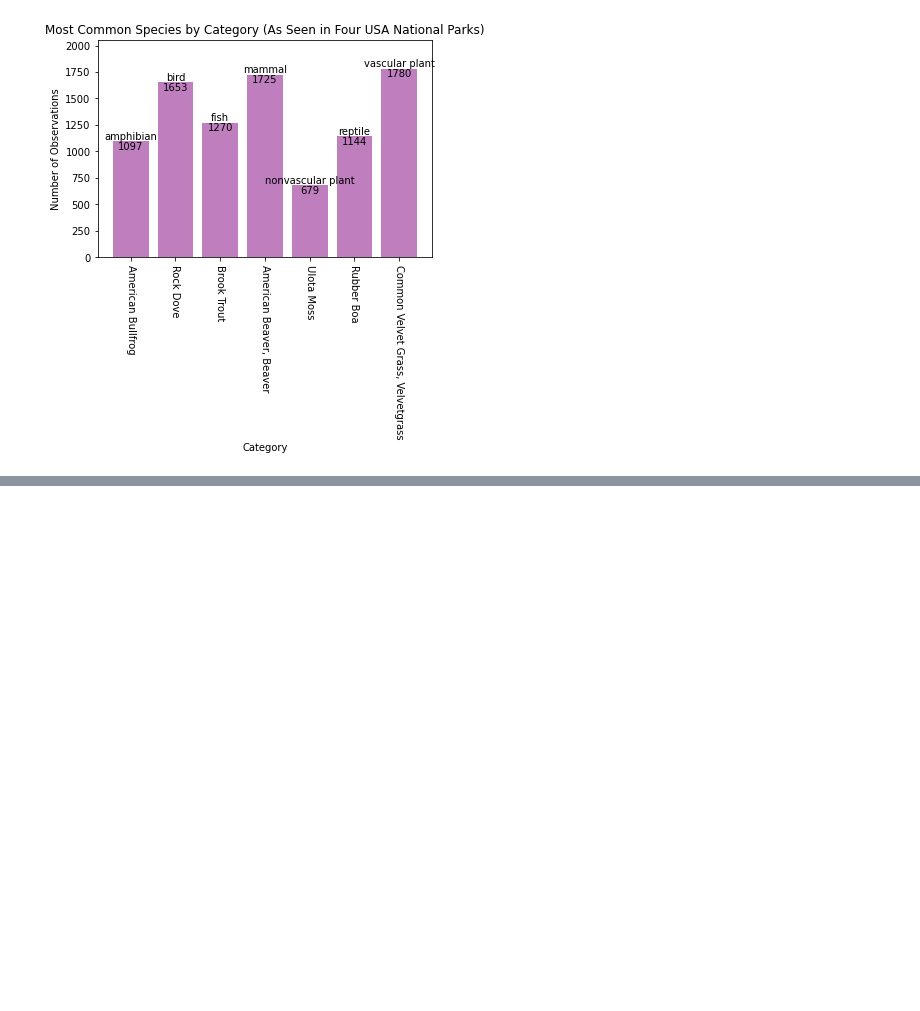
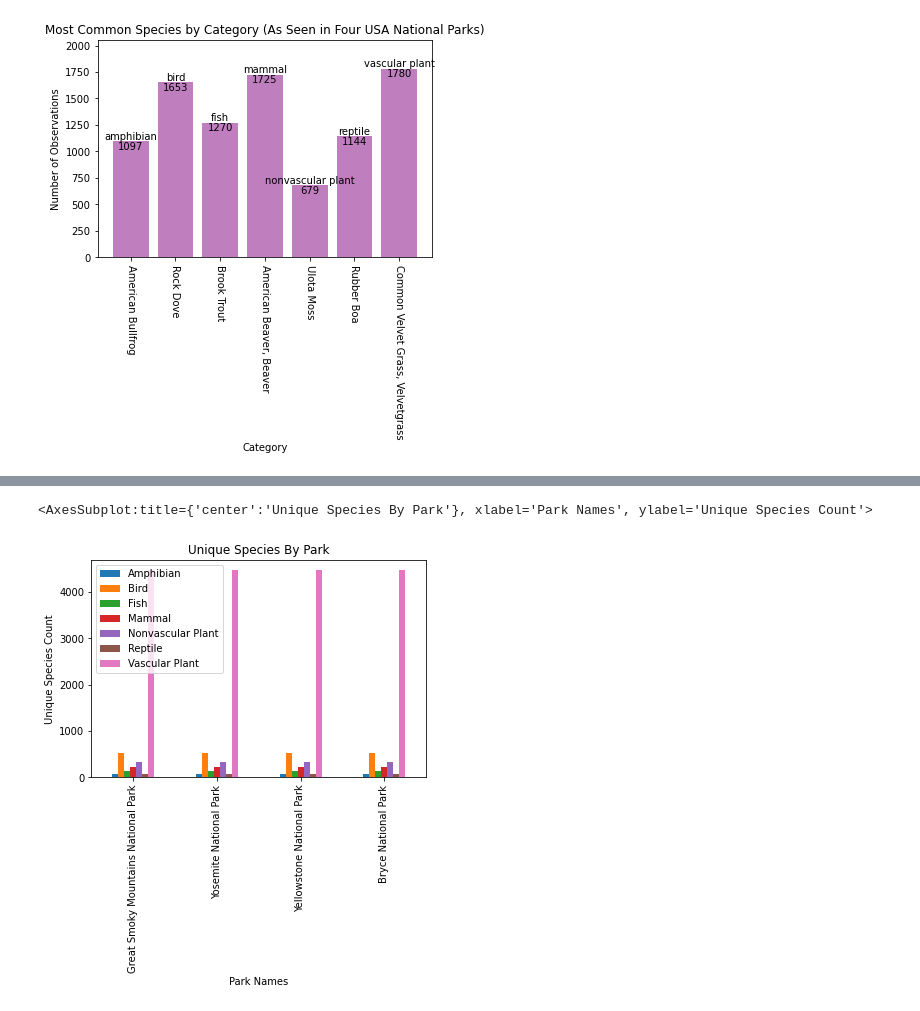
Before and after one commit to zarzarbinks0702/Biodiversity-In-National-Parks, a Jupyter notebook: biodiversity.ipynb, the cells around one changed output, grey strips where cells are left out. Cells and saved outputs as stored; diff of their text form; code cells hidden in the pictures; blank space fills up the shorter version.

```diff
--- a/biodiversity.ipynb
+++ b/biodiversity.ipynb
@@ -174,0 +177,7 @@ plt.show()
+# %%
+park_groups = biodiversity_df.groupby('park_name')
+smoky_mountains = park_groups.get_group('Great Smoky Mountains National Park')
+yosemite = park_groups.get_group('Yosemite National Park')
+yellowstone = park_groups.get_group('Yellowstone National Park')
+bryce = park_groups.get_group('Bryce National Park')
+parks = [smoky_mountains, yosemite, yellowstone, bryce]
@@ -174,0 +200,28 @@ plt.show()
+# %%
+def unique_by_park_by_category(df):
+    non_zeroes = df[(df['observations'] != 0)].drop_duplicates(subset=['scientific_name', 'park_name', 'observations'], keep='first', inplace=False)
+    categories = non_zeroes.groupby('category')
+
+    lengths = {}
+    i = 0
+
+    for name, group in categories:
+        unique_names = group['scientific_name'].unique()
+        num_of_unique_species = len(group)
+        lengths[name] = num_of_unique_species
+        i += 1
+
+    return lengths
+# %%
+parks_and_categories = []
+park_names = ['Great Smoky Mountains National Park', 'Yosemite National Park',
+       'Yellowstone National Park', 'Bryce National Park']
+i = 0
+for park in parks:
+    unique_species = unique_by_park_by_category(park)
+    parks_and_categories.append(unique_species)
+# %%
+parks_and_categories_df = pd.DataFrame(parks_and_categories, index=park_names)
+parks_and_categories_df.index.rename('Park Names', inplace=True)
+parks_and_categories_df.reset_index(inplace=True)
+parks_and_categories_df
@@ -174,0 +234,9 @@ plt.show()
+# %%
+parks_and_categories_df.plot(x='Park Names',
+                             kind='bar',
+                             stacked=False,
+                             title='Unique Species By Park',
+                             ylabel='Unique Species Count' )
+# %% [output]
+<AxesSubplot:title={'center':'Unique Species By Park'}, xlabel='Park Names', ylabel='Unique Species Count'>
+[figure, added]
```
Also changed, not shown: parts of 4 cells of this notebook.
